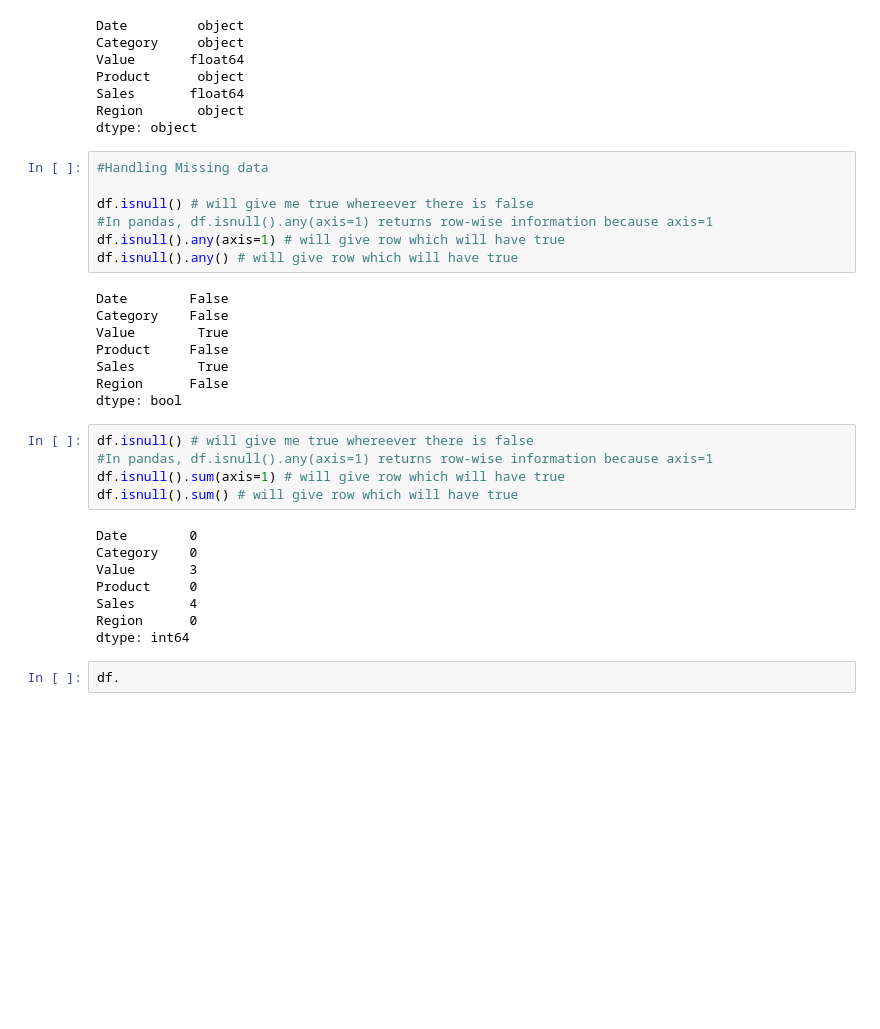
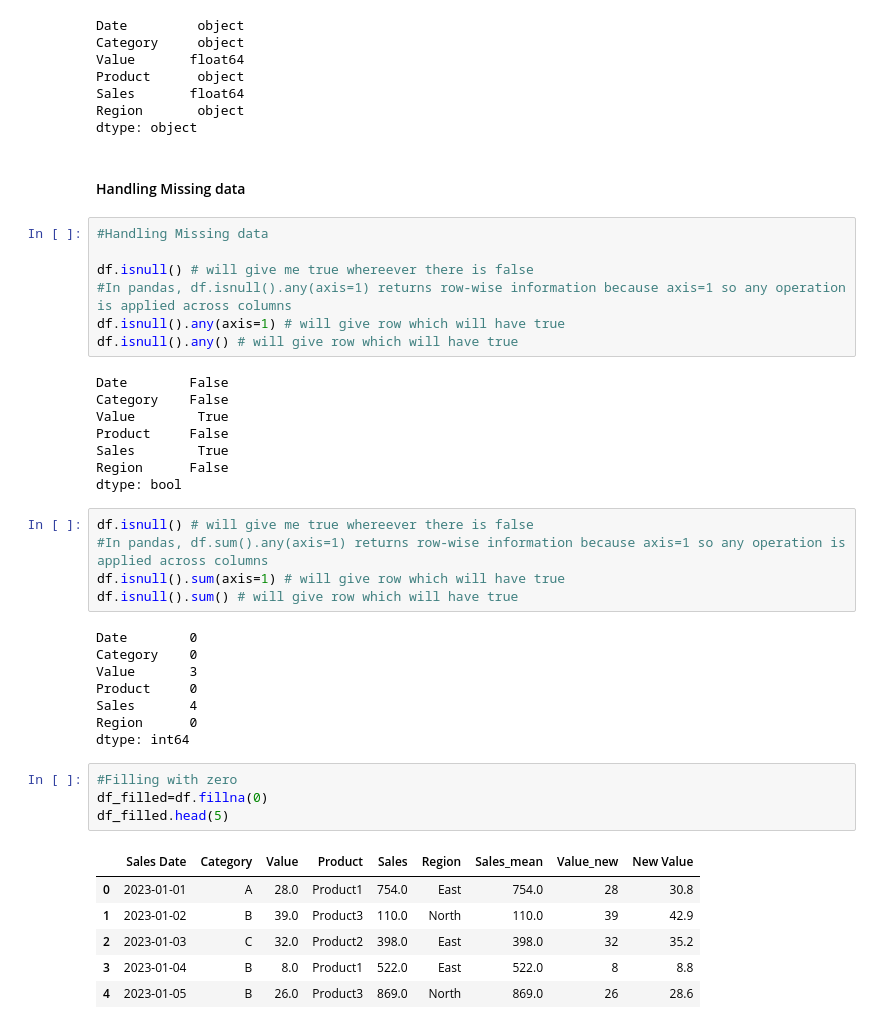
Before and after one commit to Adi1504dev/MachineLearning, a Jupyter notebook: Python/c4_Data_Analysis/a3_DataManipulation_pandas_and_numpy.ipynb, the cells around one changed output. Saved outputs shown, nothing was run; the diff lists cells and outputs as text; blank space fills up the shorter version.

Commit message:
Reading data using python and performing some analysis

```diff
--- a/Python/c4_Data_Analysis/a3_DataManipulation_pandas_and_numpy.ipynb
+++ b/Python/c4_Data_Analysis/a3_DataManipulation_pandas_and_numpy.ipynb
@@ -22,11 +22,13 @@ Product      object
 Sales       float64
 Region       object
 dtype: object
+# %% [markdown]
+#### Handling Missing data
 # %%
 #Handling Missing data
 
 df.isnull() # will give me true whereever there is false
-#In pandas, df.isnull().any(axis=1) returns row-wise information because axis=1
+#In pandas, df.isnull().any(axis=1) returns row-wise information because axis=1 so any operation is applied across columns
 df.isnull().any(axis=1) # will give row which will have true
 df.isnull().any() # will give row which will have true
 # %% [output]
@@ -39,7 +41,7 @@ Region      False
 dtype: bool
 # %%
 df.isnull() # will give me true whereever there is false
-#In pandas, df.isnull().any(axis=1) returns row-wise information because axis=1
+#In pandas, df.sum().any(axis=1) returns row-wise information because axis=1 so any operation is applied across columns
 df.isnull().sum(axis=1) # will give row which will have true
 df.isnull().sum() # will give row which will have true
 # %% [output]
@@ -50,5 +52,14 @@ Product     0
 Sales       4
 Region      0
 dtype: int64
-# %%
-df.
+# %%
+#Filling with zero
+df_filled=df.fillna(0)
+df_filled.head(5)
+# %% [output]
+|  | Sales Date | Category | Value | Product | Sales | Region | Sales_mean | Value_new | New Value |
+| 0 | 2023-01-01 | A | 28.0 | Product1 | 754.0 | East | 754.0 | 28 | 30.8 |
+| 1 | 2023-01-02 | B | 39.0 | Product3 | 110.0 | North | 110.0 | 39 | 42.9 |
+| 2 | 2023-01-03 | C | 32.0 | Product2 | 398.0 | East | 398.0 | 32 | 35.2 |
+| 3 | 2023-01-04 | B | 8.0 | Product1 | 522.0 | East | 522.0 | 8 | 8.8 |
+| 4 | 2023-01-05 | B | 26.0 | Product3 | 869.0 | North | 869.0 | 26 | 28.6 |
```
Also changed, not shown: parts of 13 cells of this notebook, 6 other files.
